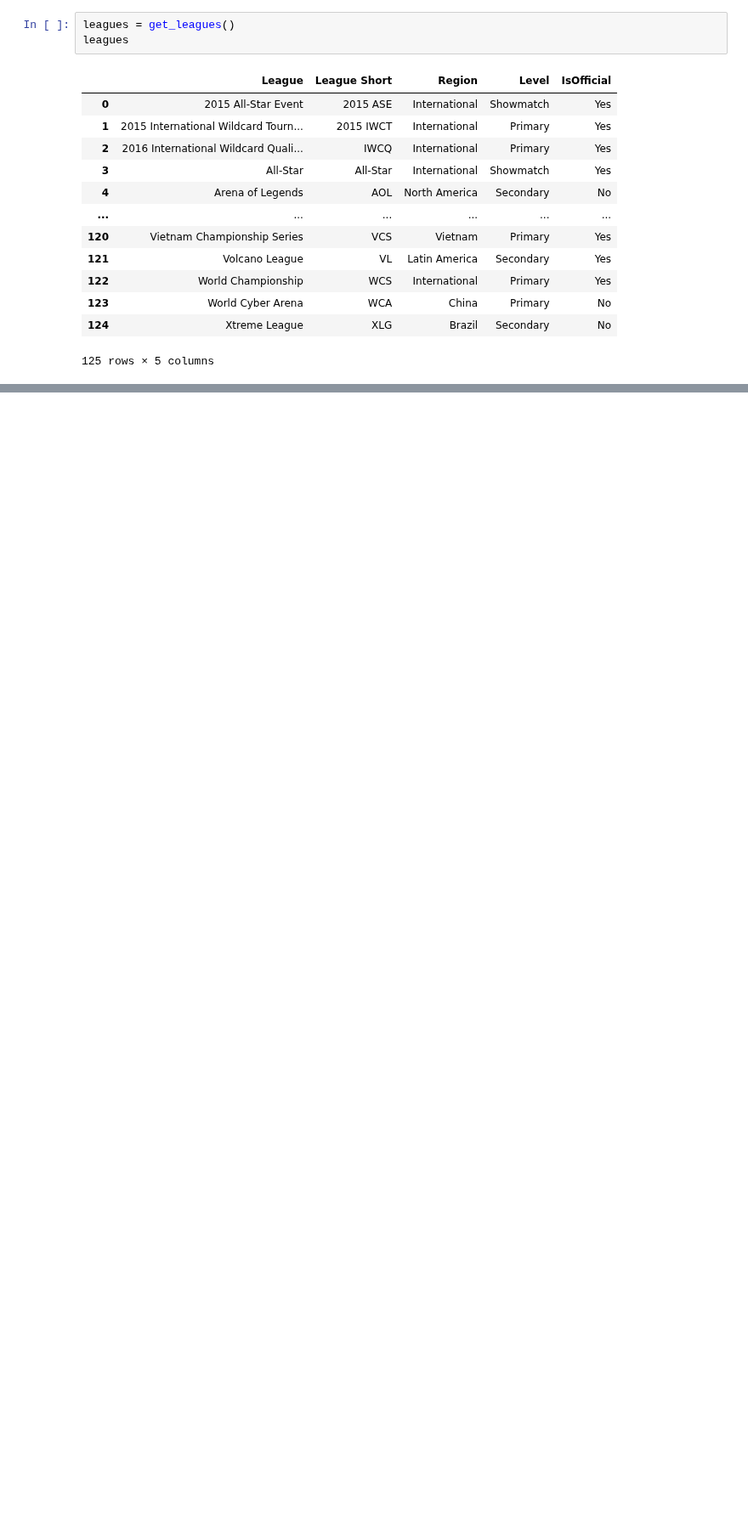
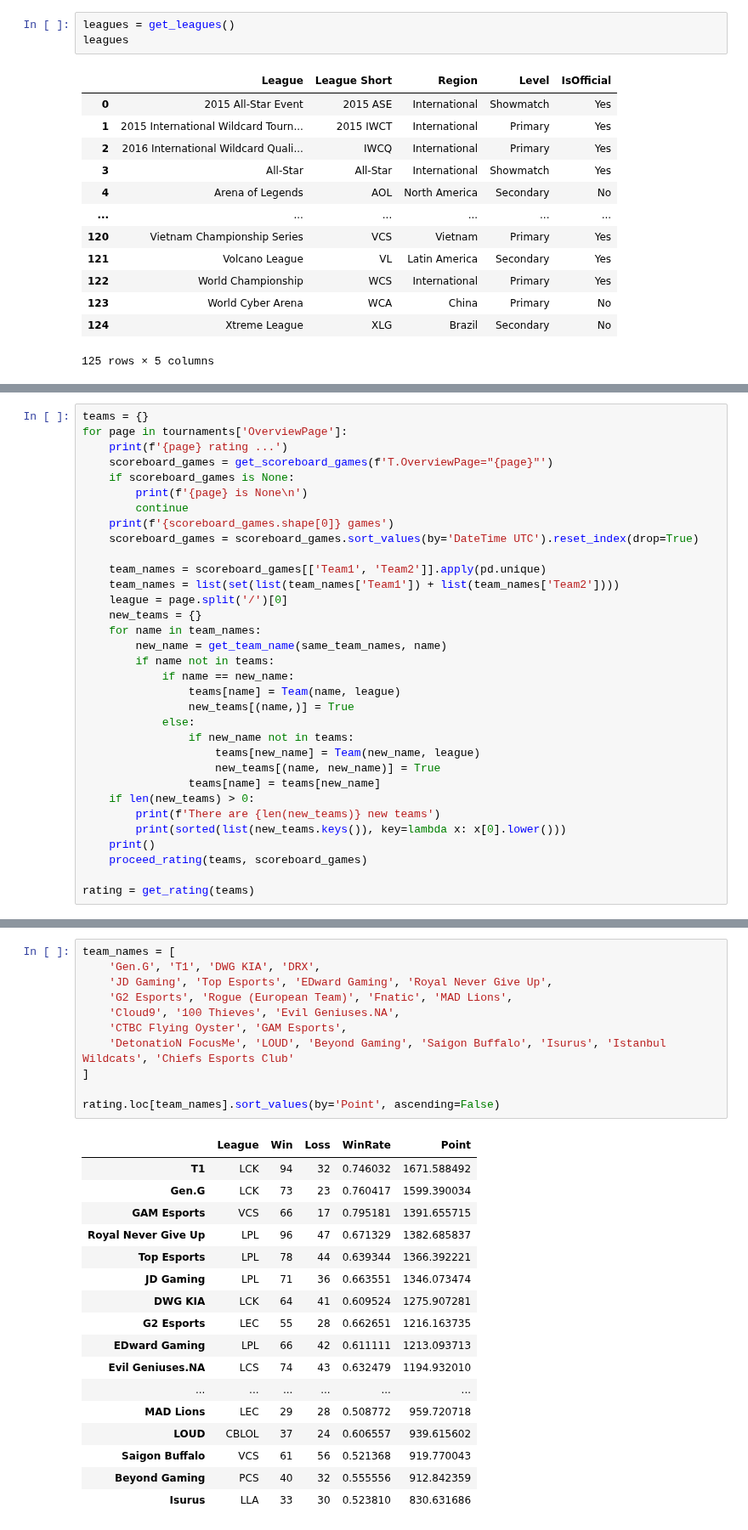
Before and after one commit to posky/LoL-Esports, a Jupyter notebook: elo_rating.ipynb, the cells around one changed output, grey strips where cells are left out. Shown at 85% size. Saved outputs shown, nothing was run; the diff lists cells and outputs as text; blank space fills up the shorter version.

```diff
--- a/elo_rating.ipynb
+++ b/elo_rating.ipynb
@@ -141,0 +164,33 @@ elo_ratings
+# %%
+teams = {}
+for page in tournaments['OverviewPage']:
+    print(f'{page} rating ...')
+    scoreboard_games = get_scoreboard_games(f'T.OverviewPage="{page}"')
+    if scoreboard_games is None:
+        print(f'{page} is None\n')
+        continue
+    print(f'{scoreboard_games.shape[0]} games')
+    scoreboard_games = scoreboard_games.sort_values(by='DateTime UTC').reset_index(drop=True)
+
+    team_names = scoreboard_games[['Team1', 'Team2']].apply(pd.unique)
+    team_names = list(set(list(team_names['Team1']) + list(team_names['Team2'])))
+    league = page.split('/')[0]
+    new_teams = {}
+    for name in team_names:
+        new_name = get_team_name(same_team_names, name)
+        if name not in teams:
+            if name == new_name:
+                teams[name] = Team(name, league)
+                new_teams[(name,)] = True
+            else:
+                if new_name not in teams:
+                    teams[new_name] = Team(new_name, league)
+                    new_teams[(name, new_name)] = True
+                teams[name] = teams[new_name]
+    if len(new_teams) > 0:
+        print(f'There are {len(new_teams)} new teams')
+        print(sorted(list(new_teams.keys()), key=lambda x: x[0].lower()))
+    print()
+    proceed_rating(teams, scoreboard_games)
+
+rating = get_rating(teams)
@@ -141,0 +215,29 @@ elo_ratings
+# %%
+team_names = [
+    'Gen.G', 'T1', 'DWG KIA', 'DRX',
+    'JD Gaming', 'Top Esports', 'EDward Gaming', 'Royal Never Give Up',
+    'G2 Esports', 'Rogue (European Team)', 'Fnatic', 'MAD Lions',
+    'Cloud9', '100 Thieves', 'Evil Geniuses.NA',
+    'CTBC Flying Oyster', 'GAM Esports',
+    'DetonatioN FocusMe', 'LOUD', 'Beyond Gaming', 'Saigon Buffalo', 'Isurus', 'Istanbul Wildcats', 'Chiefs Esports Club'
+]
+
+rating.loc[team_names].sort_values(by='Point', ascending=False)
+# %% [output]
+|  | League | Win | Loss | WinRate | Point |
+| T1 | LCK | 94 | 32 | 0.746032 | 1671.588492 |
+| Gen.G | LCK | 73 | 23 | 0.760417 | 1599.390034 |
+| GAM Esports | VCS | 66 | 17 | 0.795181 | 1391.655715 |
+| Royal Never Give Up | LPL | 96 | 47 | 0.671329 | 1382.685837 |
+| Top Esports | LPL | 78 | 44 | 0.639344 | 1366.392221 |
+| JD Gaming | LPL | 71 | 36 | 0.663551 | 1346.073474 |
+| DWG KIA | LCK | 64 | 41 | 0.609524 | 1275.907281 |
+| G2 Esports | LEC | 55 | 28 | 0.662651 | 1216.163735 |
+| EDward Gaming | LPL | 66 | 42 | 0.611111 | 1213.093713 |
+| Evil Geniuses.NA | LCS | 74 | 43 | 0.632479 | 1194.932010 |
+| ... | ... | ... | ... | ... | ... |
+| MAD Lions | LEC | 29 | 28 | 0.508772 | 959.720718 |
+| LOUD | CBLOL | 37 | 24 | 0.606557 | 939.615602 |
+| Saigon Buffalo | VCS | 61 | 56 | 0.521368 | 919.770043 |
+| Beyond Gaming | PCS | 40 | 32 | 0.555556 | 912.842359 |
+| Isurus | LLA | 33 | 30 | 0.523810 | 830.631686 |
```
Also changed, not shown: parts of 13 cells of this notebook, 1 other file.
